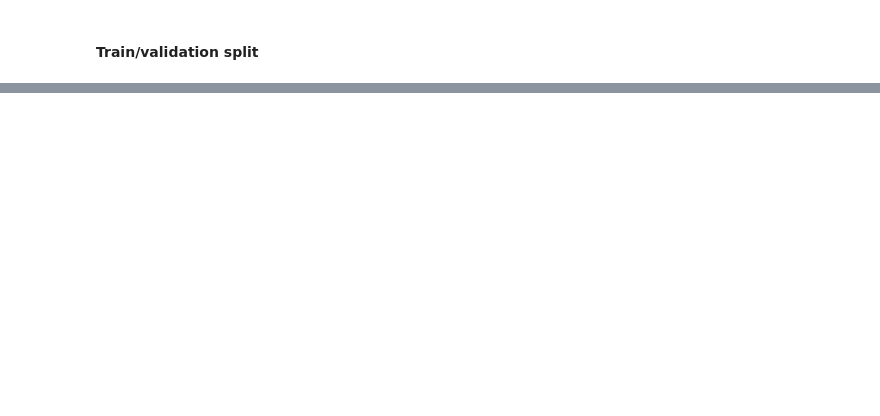
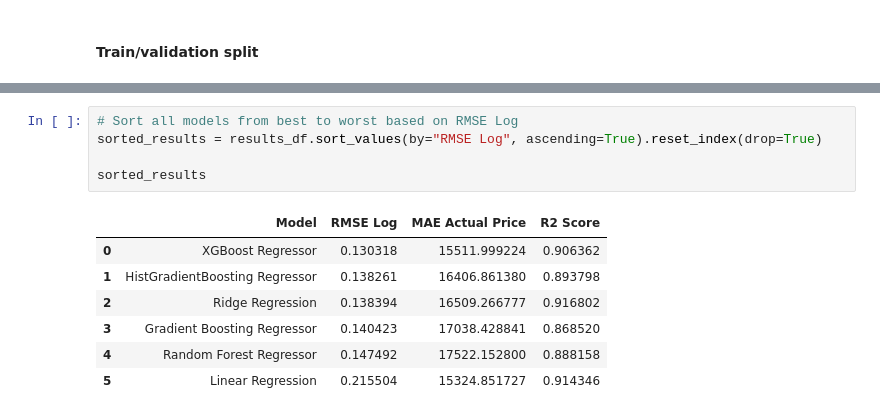
Before and after one commit to MohammadRafi21/House-Prices-Advanced-Regression, a Jupyter notebook: House_Prices_Kaggle_Regression.ipynb.ipynb, the cells around one changed output, grey strips where cells are left out. Cells and saved outputs as stored; diff of their text form; blank space fills up the shorter version.

```diff
--- a/House_Prices_Kaggle_Regression.ipynb.ipynb
+++ b/House_Prices_Kaggle_Regression.ipynb.ipynb
@@ -166,0 +450,13 @@ Validation set: (292, 244)
+# %%
+# Sort all models from best to worst based on RMSE Log
+sorted_results = results_df.sort_values(by="RMSE Log", ascending=True).reset_index(drop=True)
+
+sorted_results
+# %% [output]
+|  | Model | RMSE Log | MAE Actual Price | R2 Score |
+| 0 | XGBoost Regressor | 0.130318 | 15511.999224 | 0.906362 |
+| 1 | HistGradientBoosting Regressor | 0.138261 | 16406.861380 | 0.893798 |
+| 2 | Ridge Regression | 0.138394 | 16509.266777 | 0.916802 |
+| 3 | Gradient Boosting Regressor | 0.140423 | 17038.428841 | 0.868520 |
+| 4 | Random Forest Regressor | 0.147492 | 17522.152800 | 0.888158 |
+| 5 | Linear Regression | 0.215504 | 15324.851727 | 0.914346 |
```
Also changed, not shown: parts of 24 cells of this notebook.
